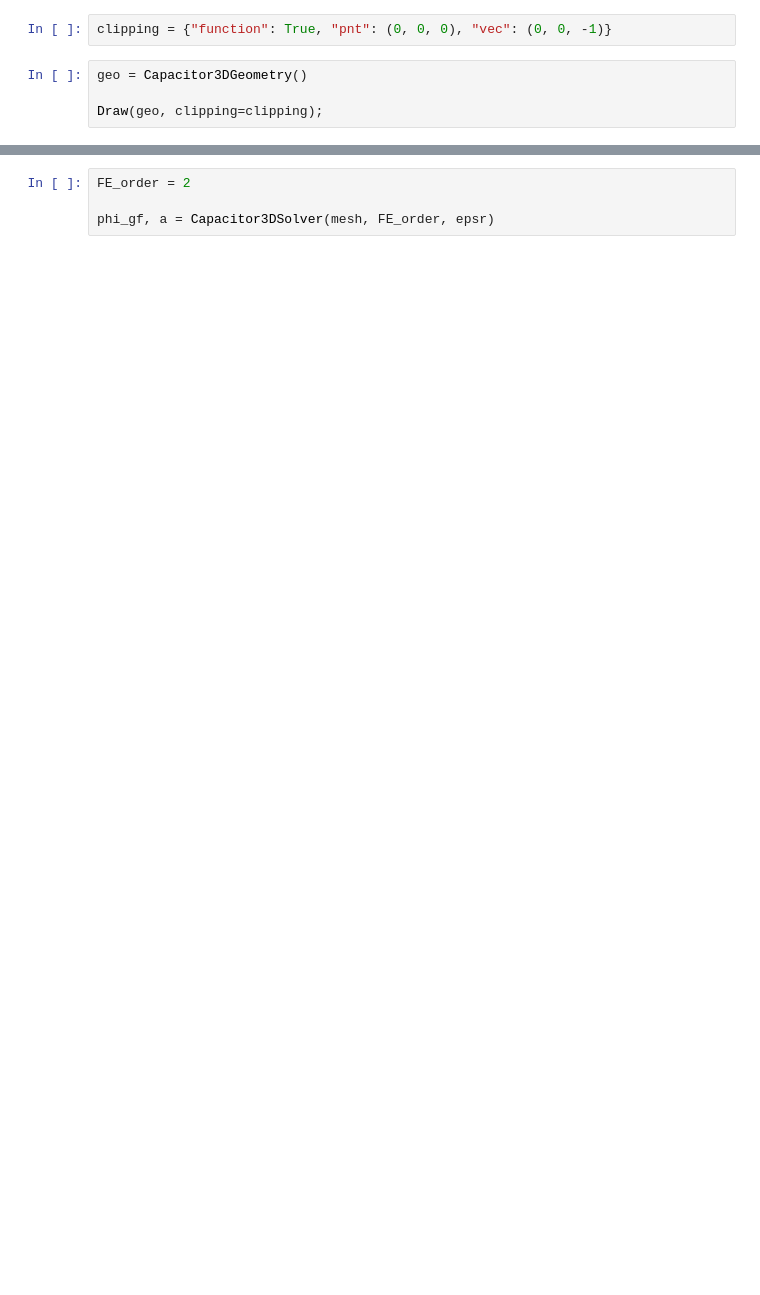
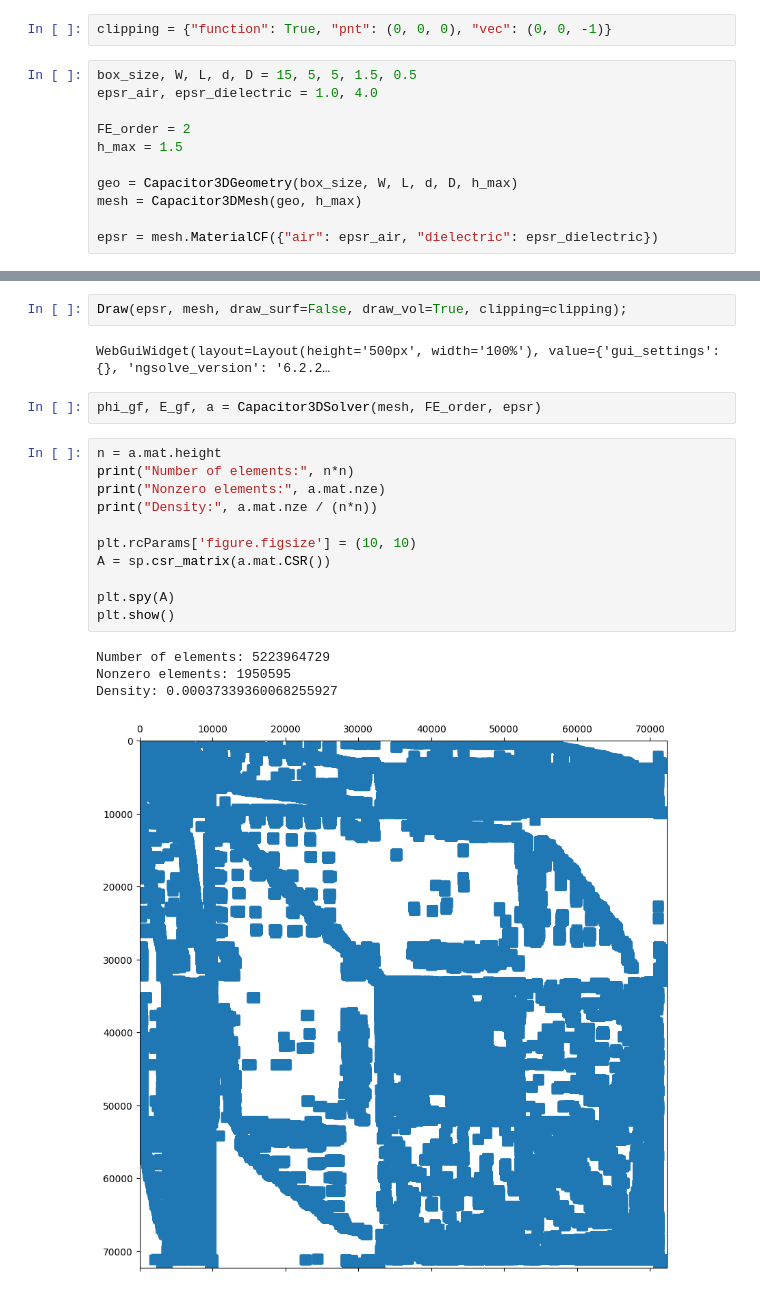
Before and after one commit to MCSLAB-ZAGREB/course-OPM26, a Jupyter notebook: notebooks/Electrostatics/capacitor3D.ipynb, the cells around one changed output, grey strips where cells are left out. Saved outputs shown, nothing was run; the diff lists cells and outputs as text; blank space fills up the shorter version.

Commit message:
Corrected plots

```diff
--- a/notebooks/Electrostatics/capacitor3D.ipynb
+++ b/notebooks/Electrostatics/capacitor3D.ipynb
@@ -55,6 +62,13 @@ def Capacitor3DSolver(mesh, FE_order, epsr):
 # %%
 clipping = {"function": True, "pnt": (0, 0, 0), "vec": (0, 0, -1)}
 # %%
-geo = Capacitor3DGeometry()
+box_size, W, L, d, D = 15, 5, 5, 1.5, 0.5
+epsr_air, epsr_dielectric = 1.0, 4.0
 
-Draw(geo, clipping=clipping);
+FE_order = 2
+h_max = 1.5
+
+geo = Capacitor3DGeometry(box_size, W, L, d, D, h_max)
+mesh = Capacitor3DMesh(geo, h_max)
+
+epsr = mesh.MaterialCF({"air": epsr_air, "dielectric": epsr_dielectric})
@@ -73,5 +83,23 @@ Draw(epsr, mesh, draw_surf=False, draw_vol=True, clipping=clipping)
+# %%
+Draw(epsr, mesh, draw_surf=False, draw_vol=True, clipping=clipping);
+# %% [output]
+WebGuiWidget(layout=Layout(height='500px', width='100%'), value={'gui_settings': {}, 'ngsolve_version': '6.2.2…
 # %%
-FE_order = 2
-
-phi_gf, a = Capacitor3DSolver(mesh, FE_order, epsr)
+phi_gf, E_gf, a = Capacitor3DSolver(mesh, FE_order, epsr)
+# %%
+n = a.mat.height
+print("Number of elements:", n*n)
+print("Nonzero elements:", a.mat.nze)
+print("Density:", a.mat.nze / (n*n))
+
+plt.rcParams['figure.figsize'] = (10, 10)
+A = sp.csr_matrix(a.mat.CSR())
+
+plt.spy(A)
+plt.show()
+# %% [output]
+Number of elements: 5223964729
+Nonzero elements: 1950595
+Density: 0.00037339360068255927
+[figure, added]
 # %%
```
Also changed, not shown: parts of 15 cells of this notebook.
